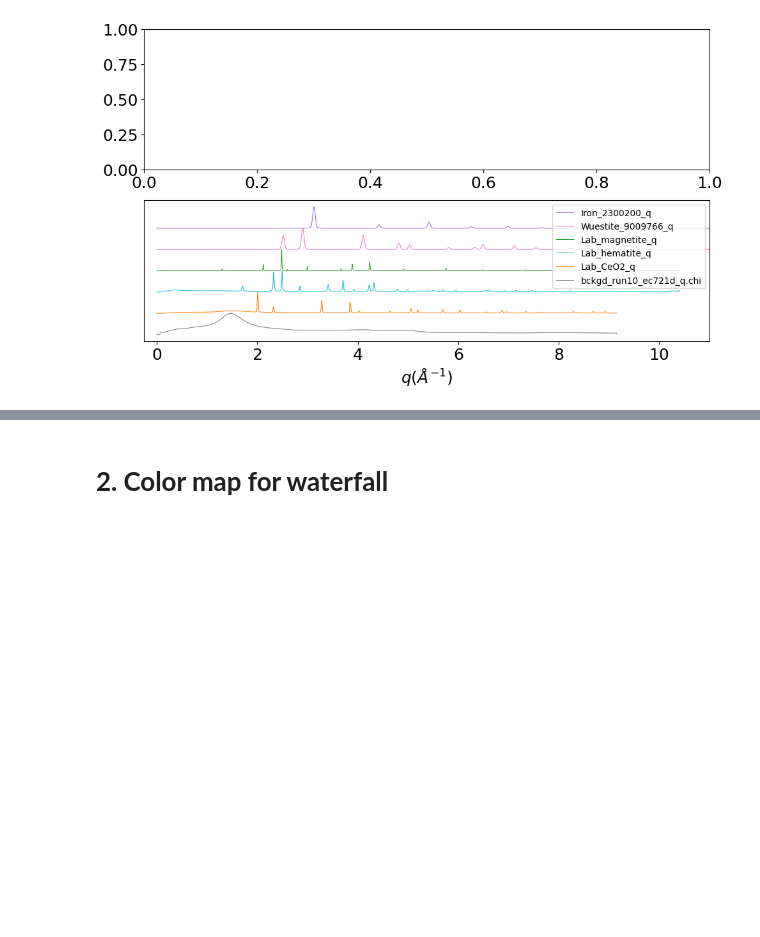
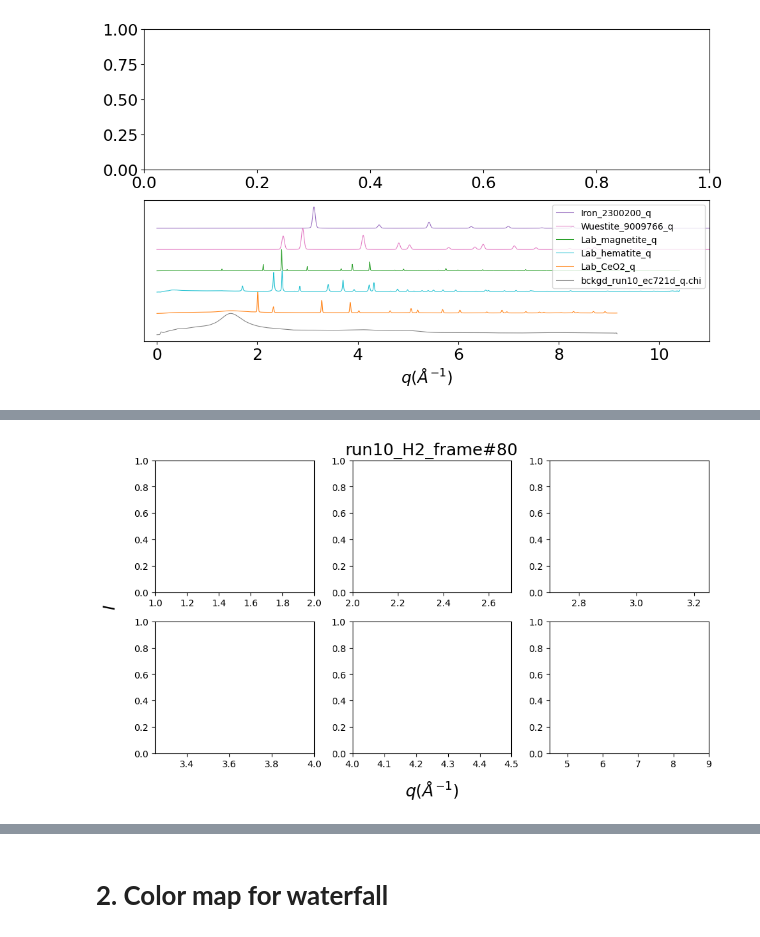
Before and after one commit to lmoghimi/personal-processing, a Jupyter notebook: 20250302_offsite_analysis.ipynb, the cells around one changed output, grey strips where cells are left out. Saved outputs shown, nothing was run; the diff lists cells and outputs as text; code cells hidden in the pictures; blank space fills up the shorter version.

```diff
--- a/20250302_offsite_analysis.ipynb
+++ b/20250302_offsite_analysis.ipynb
@@ -1995,0 +2086,98 @@ Saved all frames to  /content/drive/Shareddrives/Extraction_Subgroup_Data/NSLS-I
+# %%
+#@title Movie of data in subplots: save frames
+########################### setup for saving frames ############################
+import time
+from time import localtime, strftime
+start_time = time.time()
+print('remember to run "load in situ" first!!!')
+#### inputs #####
+print('number of files = ', raw_data_save_all.shape[0])
+now = strftime("%Y-%m-%d_%H%M%S", localtime()) #note: this is expressed in UTC time
+frame_folder = os.path.basename(run_folder) + '_mov_' + now # desired folder name for the frames
+#save location for all of the frames
+save_loc = os.path.join(userdir, 'user_analysis', 'xrd_movies', frame_folder) #@param ["os.path.join(userdir, 'user_analysis', 'xrd_movies', frame_folder)"]{"type":"raw"}
+
+
+
+########################### generate subplots ##################################
+subplt_ranges = []
+for index, value in enumerate(subplt_bounds):
+    if index > 0:
+        entry = [subplt_bounds[index-1], subplt_bounds[index]]
+        subplt_ranges.append(entry)
+print(subplt_ranges)
+n_subplts = len(subplt_bounds)-1
+print('n_subplts:',n_subplts)
+#for 6 subplots:
+rows=2
+columns=3
+row_idxs = np.array(range(0, rows, 1))
+row_idxs = [int(x) for x in row_idxs]
+column_idxs = np.array(range(0, columns, 1))
+column_idxs = [int(x) for x in column_idxs]
+fig, ax = plt.subplots(rows,columns,figsize=figsize, tight_layout=True) #gridspec_kw={'height_ratios': [3,1]}
+
+### set the subplot bounds ###
+subplt_idx = 0
+for i in row_idxs:
+    for j in column_idxs:
+        # print('subplt_idx:', subplt_idx)
+        subplt_pos = [i,j]
+        # print('subplot position:', subplt_pos)
+        ax[i,j].set_xlim(subplt_ranges[subplt_idx])
+        subplt_idx = subplt_idx + 1
+
+### create a big axis and hide the frame ###
+fig.add_subplot(111, frameon=False)
+plt.tick_params(labelcolor='none', which='both', top=False, bottom=False, left=False, right=False)
+
+plt.xlabel(r'$q  ({\AA}^{-1})$', fontsize=fs)
+plt.ylabel(r'$I$', fontsize=fs)
+# plt.title('background-subtracted', fontsize=fs)
+plt.tick_params(labelsize=fs)
+plt.tick_params(labelsize=fs)
+
+
+###########################   plot the time series     ##################################
+# frames = np.linspace(1, 5, 5) #testing the code
+frames = np.linspace(1, bkgdsub_data_save_all.shape[0], bkgdsub_data_save_all.shape[0]) #generate vector of n values from 1 to n
+frames = [int(x) for x in frames]
+print('frames=',frames)
+
+for frame in frames:
+    plt.title(os.path.basename(run_folder) +'_frame#' + str(frame), fontsize=fs)
+    rawdata = raw_data_save_all[frame-1, :, :]
+    bkgdsubdata = bkgdsub_data_save_all[frame-1, :]
+    q = rawdata[:, 0]
+    I = bkgdsubdata
+
+    #print('Saving frame...!',frame,'/',raw_data_save_all.shape[0])
+    fname_typ = frame_folder + '_' + str(frame) +'.png'
+
+
+    subplt_idx = 0
+    for i in row_idxs:
+        for j in column_idxs:
+            subplt_pos = [i,j]
+            my_data = ax[i,j].plot(q, I, linewidth = lw, color='tab:gray')
+            plot_ref_pos_eachphase(ax[i,j],fe_est_q_vals,w_est_q_vals,m_est_q_vals,h_est_q_vals,line_style,lw)
+            subplt_idx = subplt_idx + 1
+
+    os.makedirs(save_loc, exist_ok=True)
+
+    plt.savefig(os.path.join(save_loc, fname_typ))
+    #clear the data from the axes, but keep the formatting. set xlim again
+    subplt_idx = 0
+    for i in row_idxs:
+        for j in column_idxs:
+            ax[i,j].cla()
+            ax[i,j].set_xlim(subplt_ranges[subplt_idx])
+            subplt_idx = subplt_idx + 1
+    #.clear() #my_data.remove() # del my_data
+
+print('Saved all frames to ',save_loc)
+
+end_time = time.time()
+execution_time = end_time - start_time
+print(f"Execution time: {execution_time} seconds")
+# %% [output]
@@ -1996,3 +2191,4 @@ Saved all frames to  /content/drive/Shareddrives/Extraction_Subgroup_Data/NSLS-I
+[figure, added]
 # %%
 #@title Generate movie
 #reference: https://stackoverflow.com/questions/44947505/how-to-make-a-movie-out-of-images-in-python
```
Also changed, not shown: parts of 8 cells of this notebook.
